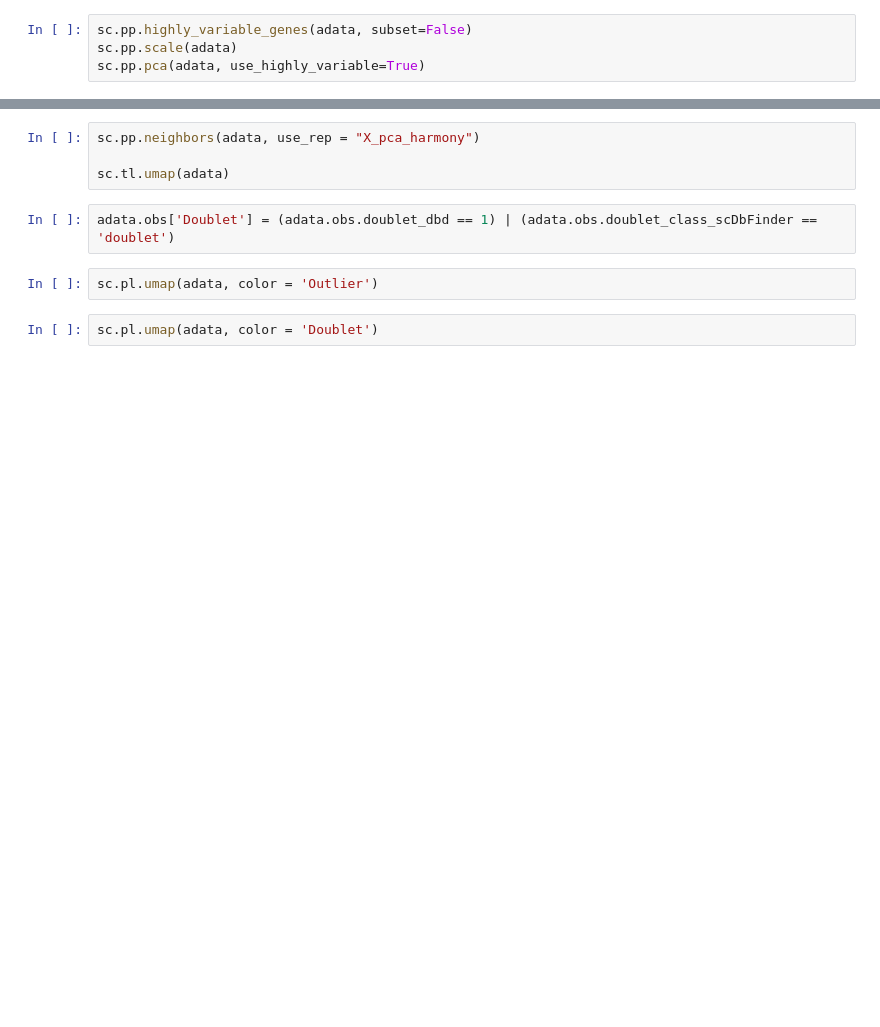
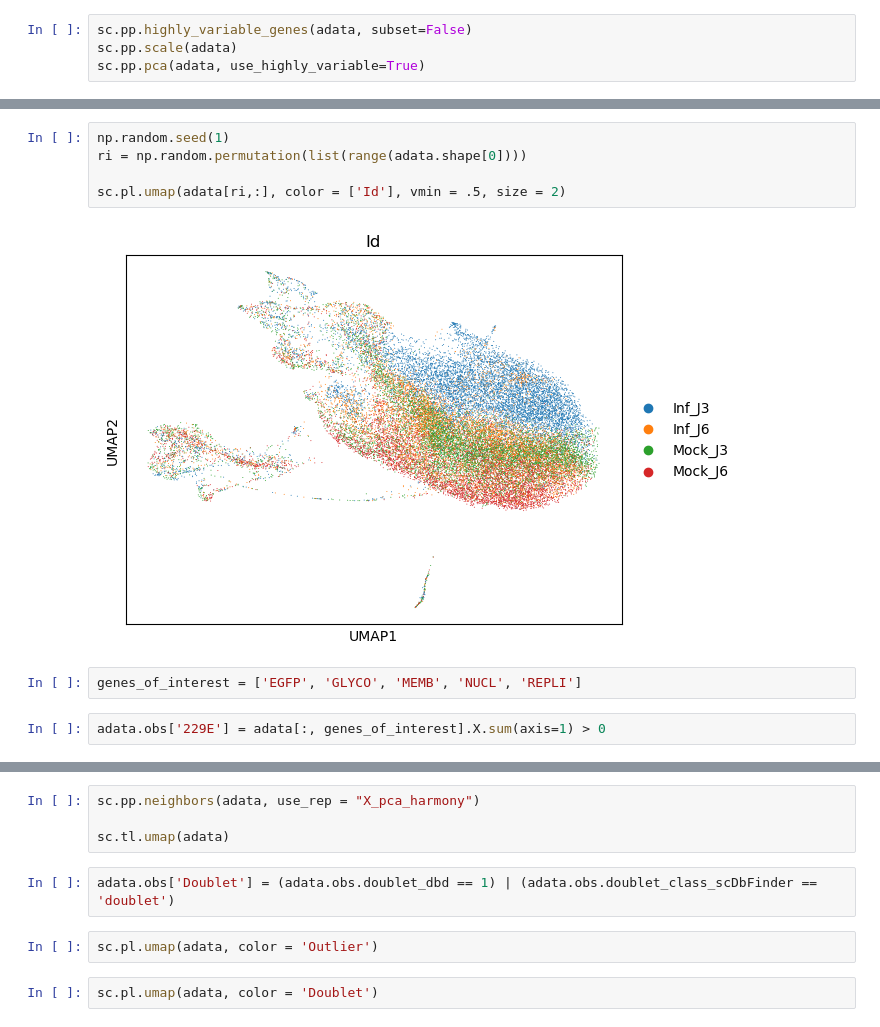
Before and after one commit to Yohan-b976/Transcriptomic-and-proteomic-sc-analysis, a Jupyter notebook: Pipeline folder scRNA 0.3/Notebook files/Iteration_preprocessing.ipynb, the cells around one changed output, grey strips where cells are left out. Saved outputs shown, nothing was run; the diff lists cells and outputs as text; blank space fills up the shorter version.

```diff
--- a/Pipeline folder scRNA 0.3/Notebook files/Iteration_preprocessing.ipynb
+++ b/Pipeline folder scRNA 0.3/Notebook files/Iteration_preprocessing.ipynb
@@ -328,0 +421,11 @@ sc.pp.pca(adata, use_highly_variable=True)
+# %%
+np.random.seed(1)
+ri = np.random.permutation(list(range(adata.shape[0])))
+
+sc.pl.umap(adata[ri,:], color = ['Id'], vmin = .5, size = 2)
+# %% [output]
+[figure, added]
+# %%
+genes_of_interest = ['EGFP', 'GLYCO', 'MEMB', 'NUCL', 'REPLI']
+# %%
+adata.obs['229E'] = adata[:, genes_of_interest].X.sum(axis=1) > 0
```
Also changed, not shown: parts of 32 cells of this notebook.
